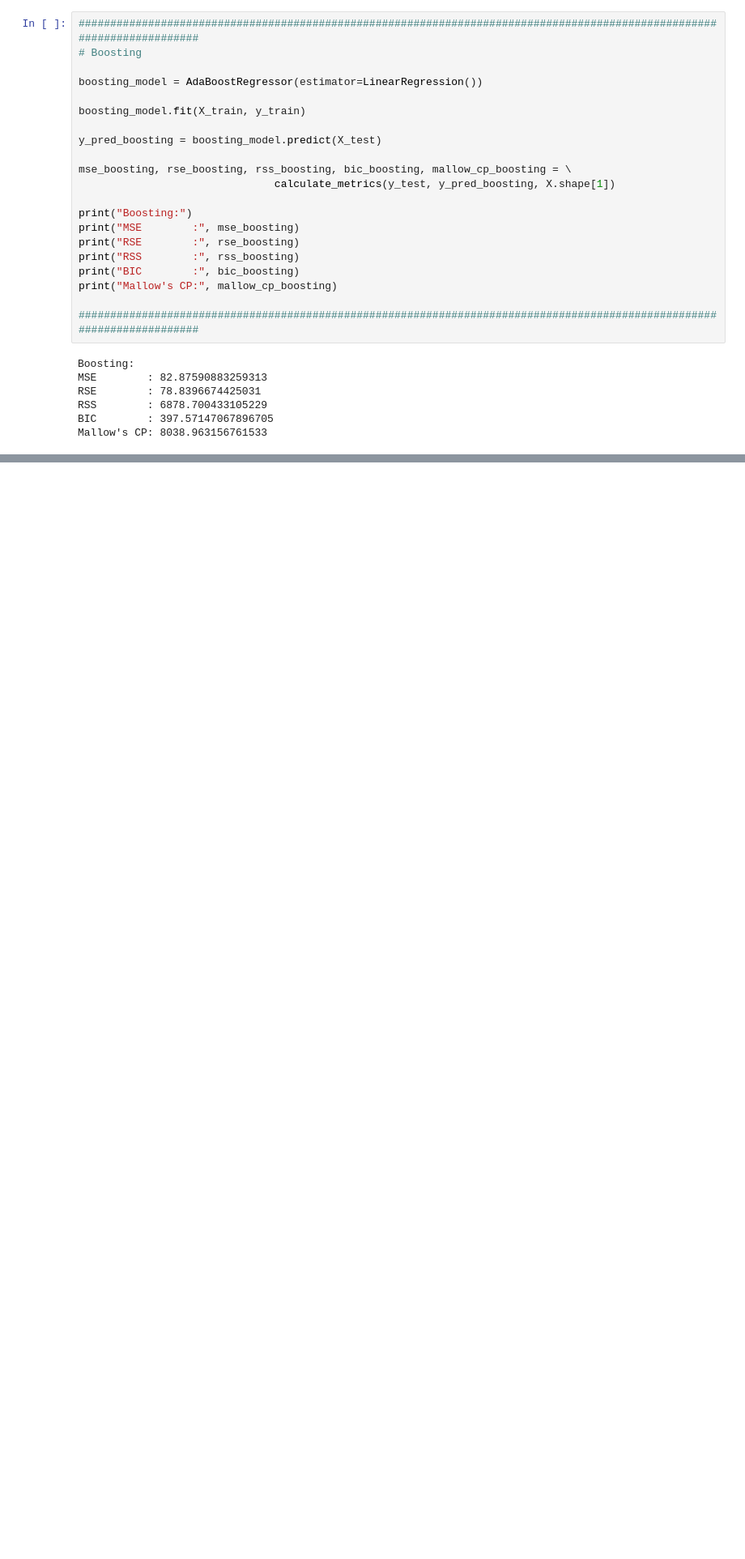
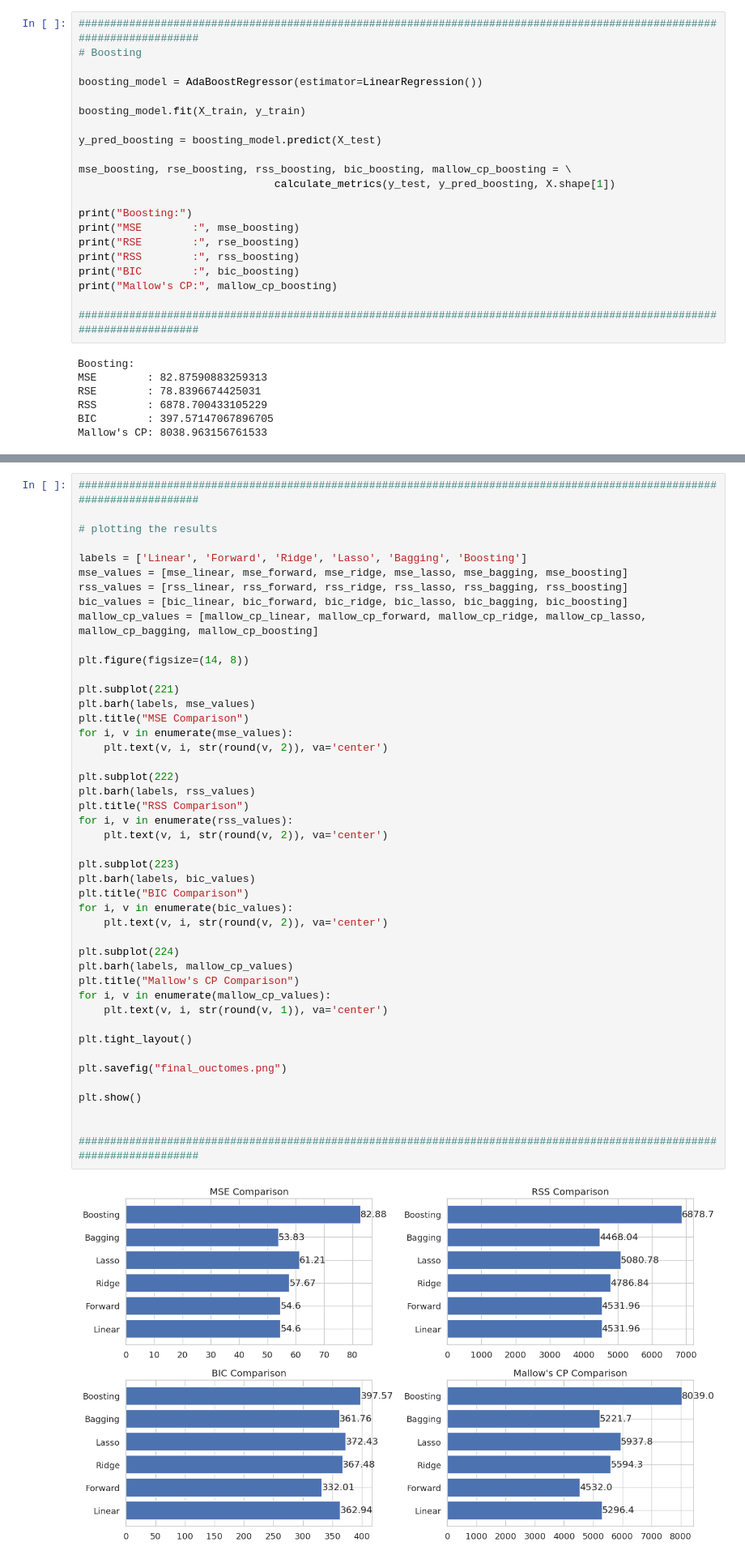
Before and after one commit to s28629/PAD_final_project, a Jupyter notebook: Jacek_Piekut_28629_PAD_final_project_notebook.ipynb, the cells around one changed output, grey strips where cells are left out. Shown at 81% size. Saved outputs shown, nothing was run; the diff lists cells and outputs as text; blank space fills up the shorter version.

Commit message:
Generated graphical presentation of evaluations

```diff
--- a/Jacek_Piekut_28629_PAD_final_project_notebook.ipynb
+++ b/Jacek_Piekut_28629_PAD_final_project_notebook.ipynb
@@ -1145,0 +1150,47 @@ Mallow's CP: 8038.963156761533
+# %%
+########################################################################################################################
+
+# plotting the results
+
+labels = ['Linear', 'Forward', 'Ridge', 'Lasso', 'Bagging', 'Boosting']
+mse_values = [mse_linear, mse_forward, mse_ridge, mse_lasso, mse_bagging, mse_boosting]
+rss_values = [rss_linear, rss_forward, rss_ridge, rss_lasso, rss_bagging, rss_boosting]
+bic_values = [bic_linear, bic_forward, bic_ridge, bic_lasso, bic_bagging, bic_boosting]
+mallow_cp_values = [mallow_cp_linear, mallow_cp_forward, mallow_cp_ridge, mallow_cp_lasso, mallow_cp_bagging, mallow_cp_boosting]
+
+plt.figure(figsize=(14, 8))
+
+plt.subplot(221)
+plt.barh(labels, mse_values)
+plt.title("MSE Comparison")
+for i, v in enumerate(mse_values):
+    plt.text(v, i, str(round(v, 2)), va='center')
+
+plt.subplot(222)
+plt.barh(labels, rss_values)
+plt.title("RSS Comparison")
+for i, v in enumerate(rss_values):
+    plt.text(v, i, str(round(v, 2)), va='center')
+
+plt.subplot(223)
+plt.barh(labels, bic_values)
+plt.title("BIC Comparison")
+for i, v in enumerate(bic_values):
+    plt.text(v, i, str(round(v, 2)), va='center')
+
+plt.subplot(224)
+plt.barh(labels, mallow_cp_values)
+plt.title("Mallow's CP Comparison")
+for i, v in enumerate(mallow_cp_values):
+    plt.text(v, i, str(round(v, 1)), va='center')
+
+plt.tight_layout()
+
+plt.savefig("final_ouctomes.png")
+
+plt.show()
+
+
+########################################################################################################################
+# %% [output]
+[figure, added]
```
Also changed, not shown: parts of 1 cell of this notebook.
